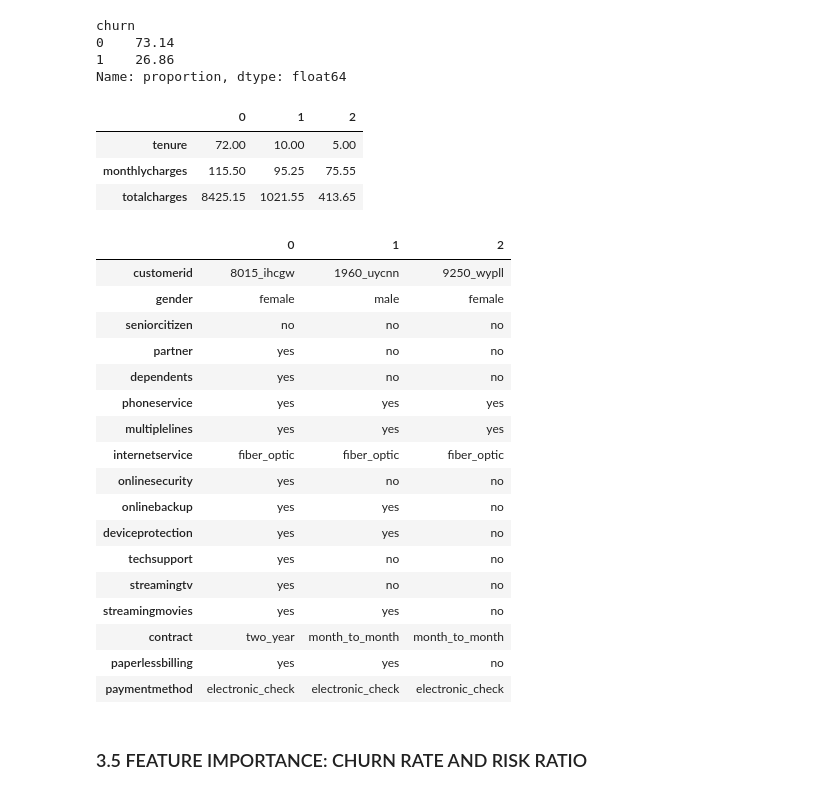
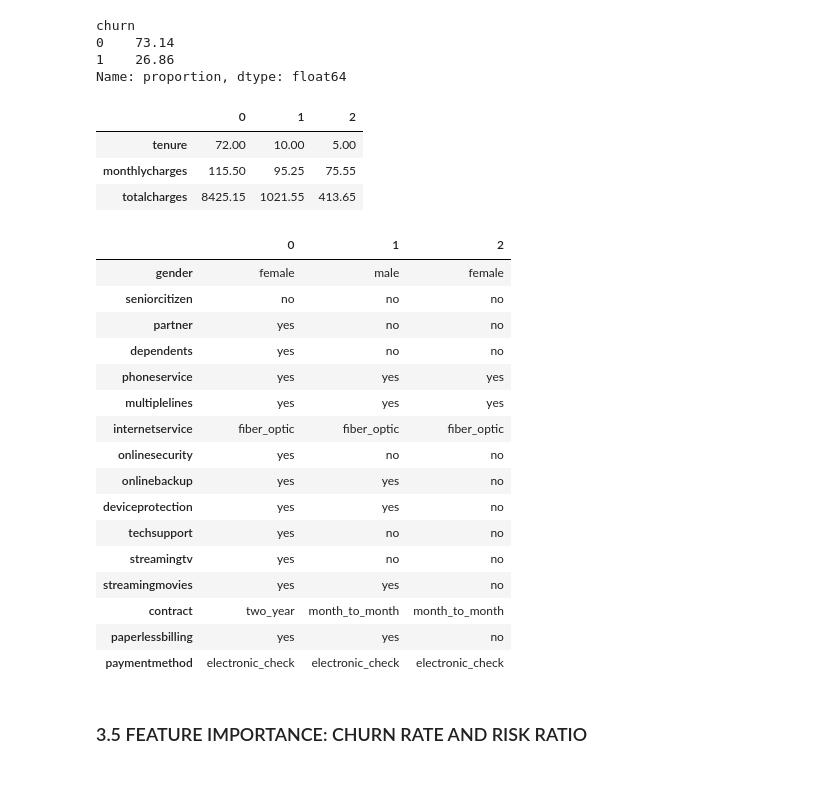
Before and after one commit to niltonPegass/ML_zoomcamp, a Jupyter notebook: ML_zoomcamp/03_classification/homework_classification.ipynb, the cells around one changed output. Saved outputs shown, nothing was run; the diff lists cells and outputs as text; code cells hidden in the pictures.

```diff
--- a/ML_zoomcamp/03_classification/homework_classification.ipynb
+++ b/ML_zoomcamp/03_classification/homework_classification.ipynb
@@ -108,18 +109,18 @@ churn
 1    26.86
 Name: proportion, dtype: float64
 # %%
-categorical_columns = list(X_train.dtypes[X_train.dtypes == 'str'].index)
-numerical_columns = list(X_train.dtypes[X_train.dtypes != 'str'].index)
+categorical_columns = X_train.select_dtypes(include=['object', 'category', 'str']).columns.tolist()
+categorical_columns.remove('customerid')
+numerical_columns = X_train.select_dtypes(exclude=['object', 'category', 'str']).columns.tolist()
 
 display(X_train[numerical_columns].head(3).T)
 display(X_train[categorical_columns].head(3).T)
 # %% [output]
 |  | 0 | 1 | 2 |
 | tenure | 72.00 | 10.00 | 5.00 |
 | monthlycharges | 115.50 | 95.25 | 75.55 |
 | totalcharges | 8425.15 | 1021.55 | 413.65 |
 |  | 0 | 1 | 2 |
-| customerid | 8015_ihcgw | 1960_uycnn | 9250_wypll |
 | gender | female | male | female |
 | seniorcitizen | no | no | no |
 | partner | yes | no | no |
```
Also changed, not shown: parts of 8 cells of this notebook.
